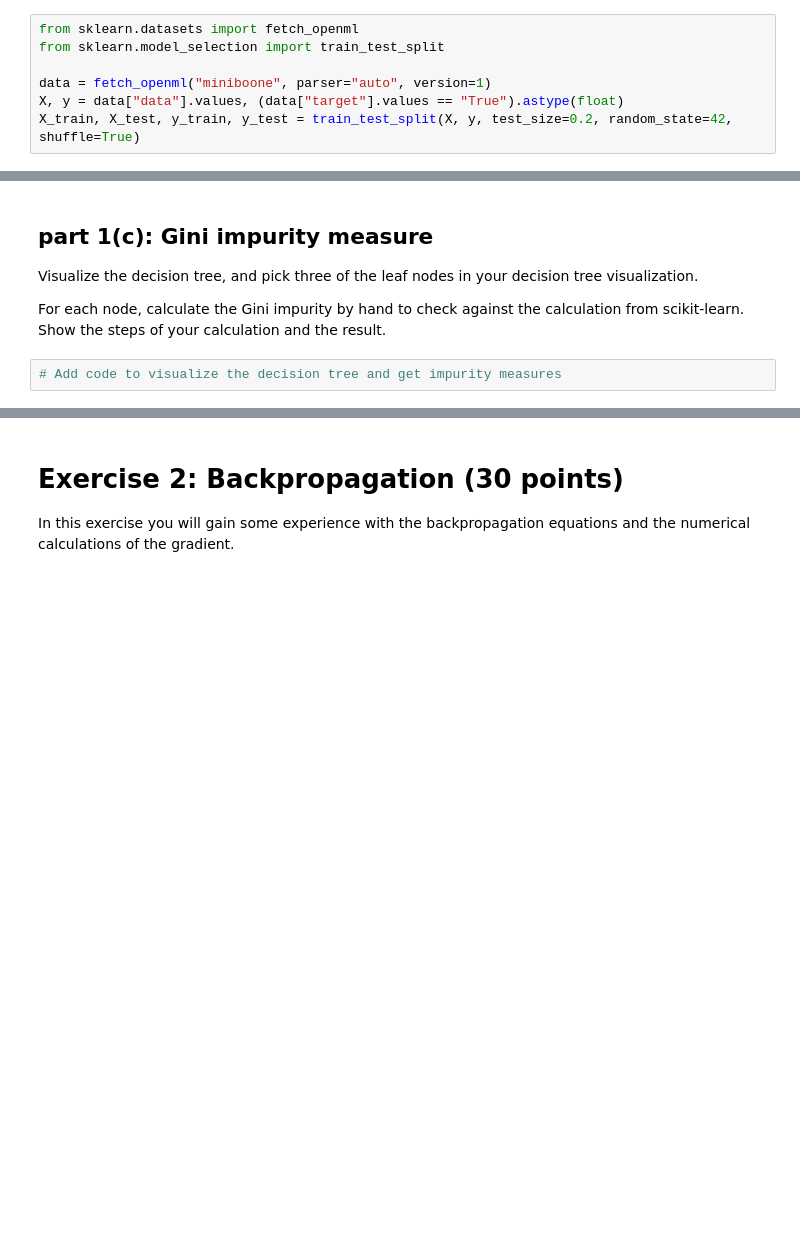
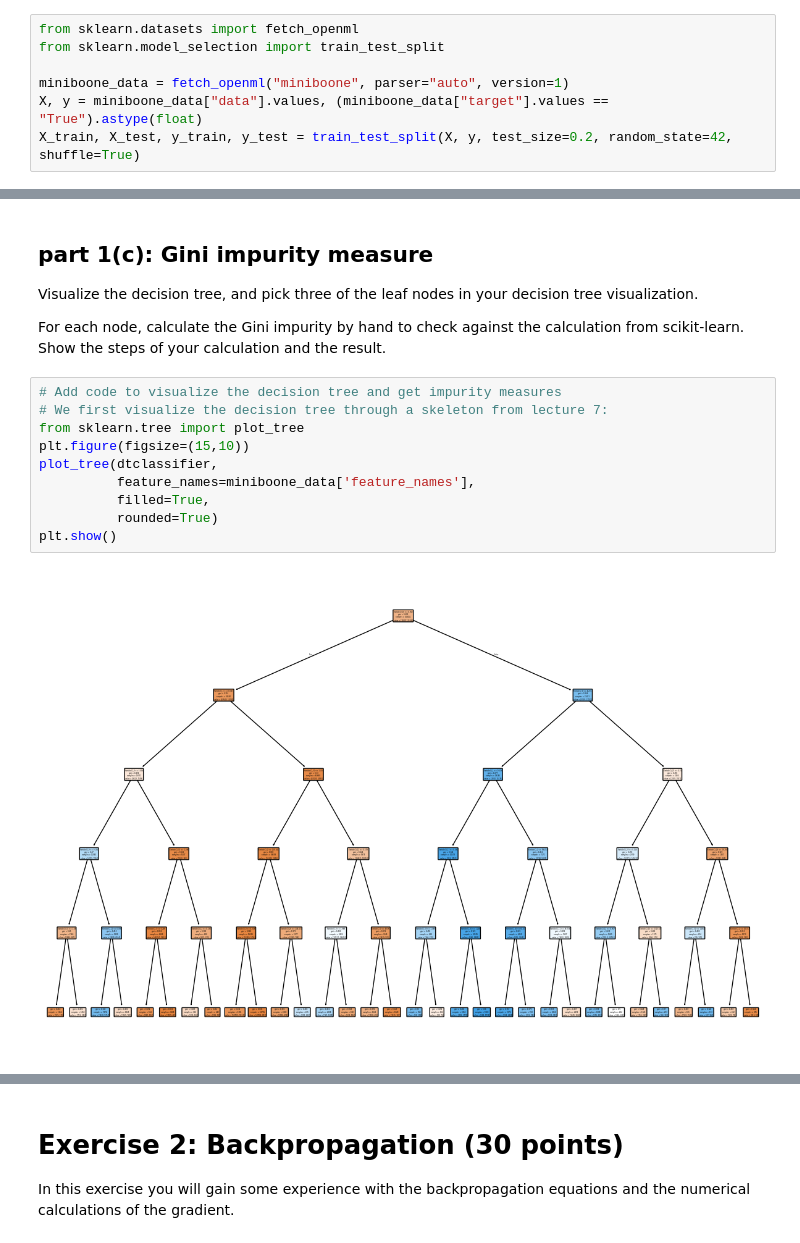
Before and after one commit to PranavKamat06/phys152-2026, a Jupyter notebook: Exercises/Homework-2.ipynb, the cells around one changed output, grey strips where cells are left out. Cells and saved outputs as stored; diff of their text form; blank space fills up the shorter version.

```diff
--- a/Exercises/Homework-2.ipynb
+++ b/Exercises/Homework-2.ipynb
@@ -10,8 +10,8 @@ The goal is to prepare a binary classification to distinguish electron neutrinos
 from sklearn.datasets import fetch_openml
 from sklearn.model_selection import train_test_split
 
-data = fetch_openml("miniboone", parser="auto", version=1)
-X, y = data["data"].values, (data["target"].values == "True").astype(float)
+miniboone_data = fetch_openml("miniboone", parser="auto", version=1)
+X, y = miniboone_data["data"].values, (miniboone_data["target"].values == "True").astype(float)
 X_train, X_test, y_train, y_test = train_test_split(X, y, test_size=0.2, random_state=42, shuffle=True)
 # %% [markdown]
 ## part 1(a): Data Exploration and Visualization (10 points)
@@ -130,5 +131,15 @@ please speed i need this
 Visualize the decision tree, and pick three of the leaf nodes in your decision tree visualization.
 
 For each node, calculate the Gini impurity by hand to check against the calculation from scikit-learn. Show the steps of your calculation and the result.
-# %%
-# Add code to visualize the decision tree and get impurity measures
+# %%
+# Add code to visualize the decision tree and get impurity measures
+# We first visualize the decision tree through a skeleton from lecture 7:
+from sklearn.tree import plot_tree
+plt.figure(figsize=(15,10))
+plot_tree(dtclassifier,
+          feature_names=miniboone_data['feature_names'],
+          filled=True,
+          rounded=True)
+plt.show()
+# %% [output]
+[figure, added]
```
Also changed, not shown: parts of 14 cells of this notebook.
